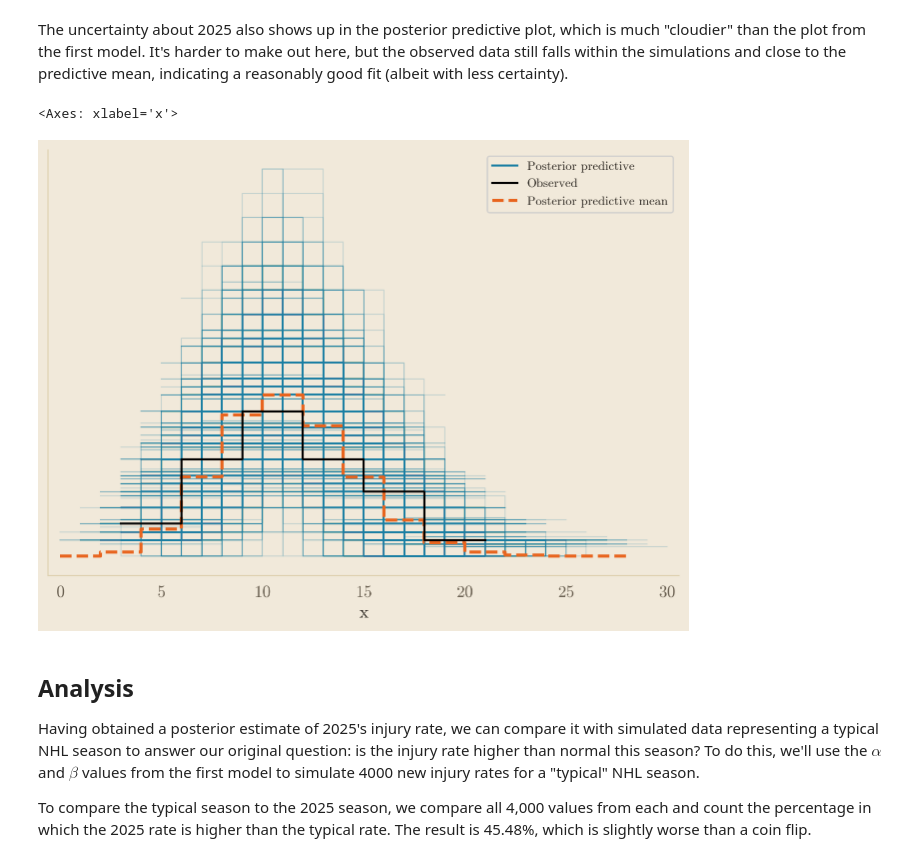
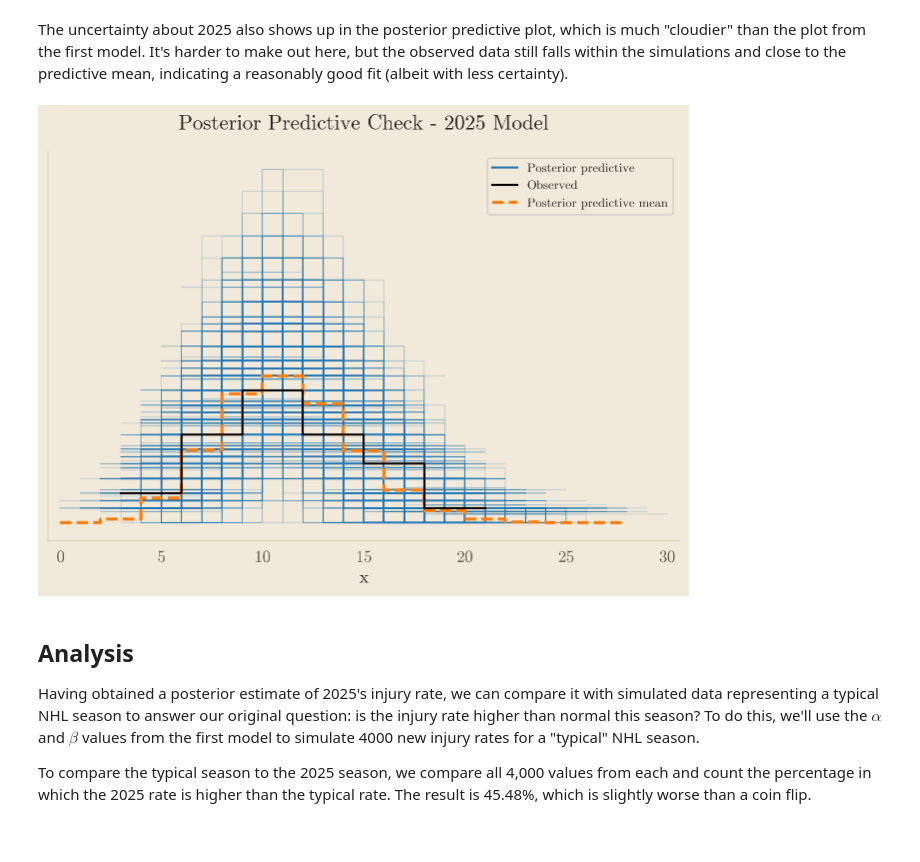
Before and after one commit to chrishires/NHL-Injuries, a Jupyter notebook: post.ipynb, the cells around one changed output. Saved outputs shown, nothing was run; the diff lists cells and outputs as text; code cells hidden in the pictures.

```diff
--- a/post.ipynb
+++ b/post.ipynb
@@ -552,10 +501,11 @@ The uncertainty about 2025 also shows up in the posterior predictive plot, which
 # %%
 #| echo: false
 
 az.plot_ppc(trace_25)
+plt.title('Posterior Predictive Check - 2025 Model')
+plt.show()
 # %% [output]
-<Axes: xlabel='x'>
-[figure, old version]
+[figure, new version]
 # %% [markdown]
 ## Analysis ##
 
```
Also changed, not shown: parts of 3 cells of this notebook, 3 other files.
